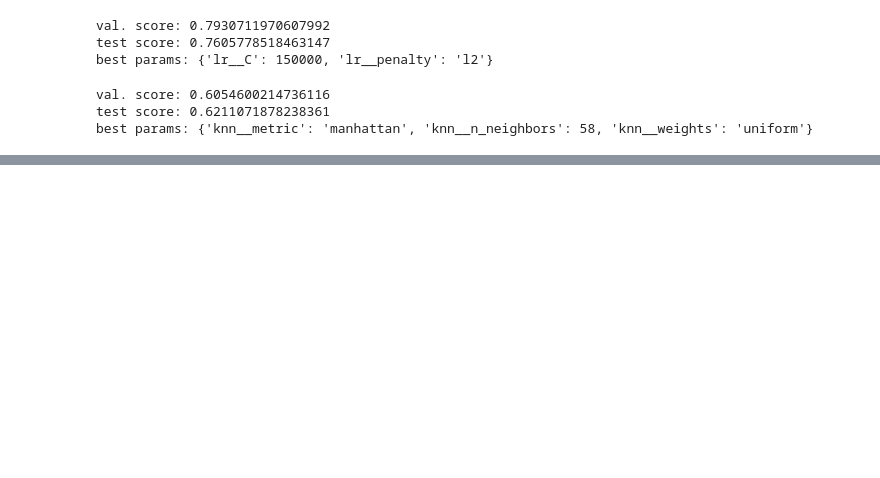
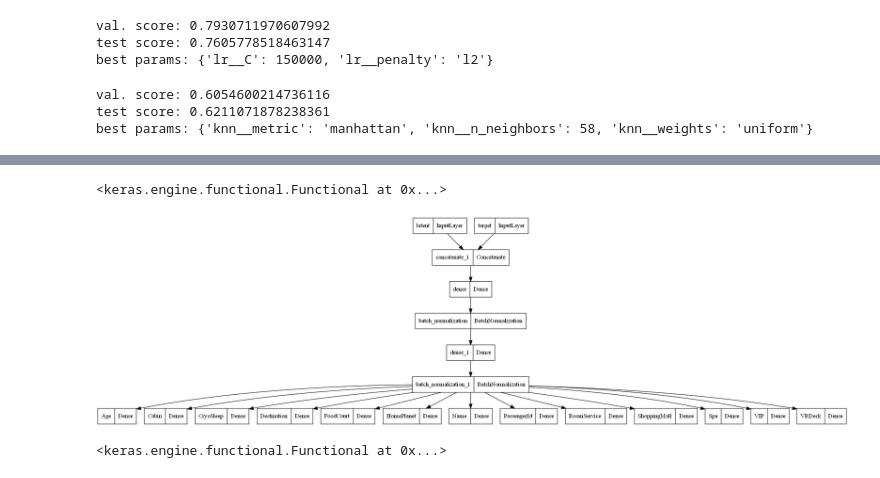
Before and after one commit to gg-youwillneverknow/DL_project, a Jupyter notebook: main.ipynb, the cells around one changed output, grey strips where cells are left out. Drawn from its saved outputs; the diff is of its cells as text; code cells hidden in the pictures; blank space fills up the shorter version.

Commit message:
add diagrams

```diff
--- a/main.ipynb
+++ b/main.ipynb
@@ -259,8 +258,13 @@ for name,n_token in n_tokens.items():
 generator = Model(inputs=inputs, outputs=outputs)
 generator.compile(loss='categorical_crossentropy',
                       optimizer=Nadam(clipnorm=1.))
-
-generator
+# %% [output]
+<keras.engine.functional.Functional at 0x...>
+# %%
+from keras.utils import plot_model
+plot_model(generator, to_file='generator.png')
+# %% [output]
+[figure, added]
 # %%
 inputs = {}
 numeric_nets = []
@@ -304,5 +308,5 @@ outputs = Dense(3, activation='softmax',
 discriminator = Model(inputs=inputs, outputs=outputs)
 discriminator.compile(loss='categorical_crossentropy',
                         optimizer=Nadam(clipnorm=1.))
-
-discriminator
+# %% [output]
+<keras.engine.functional.Functional at 0x...>
```
Also changed, not shown: parts of 6 cells of this notebook, 4 other files.
